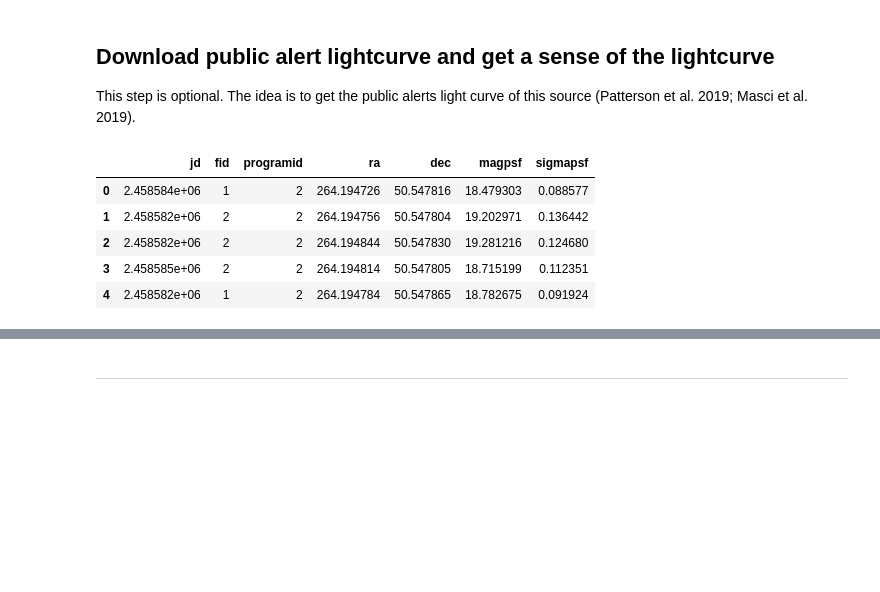
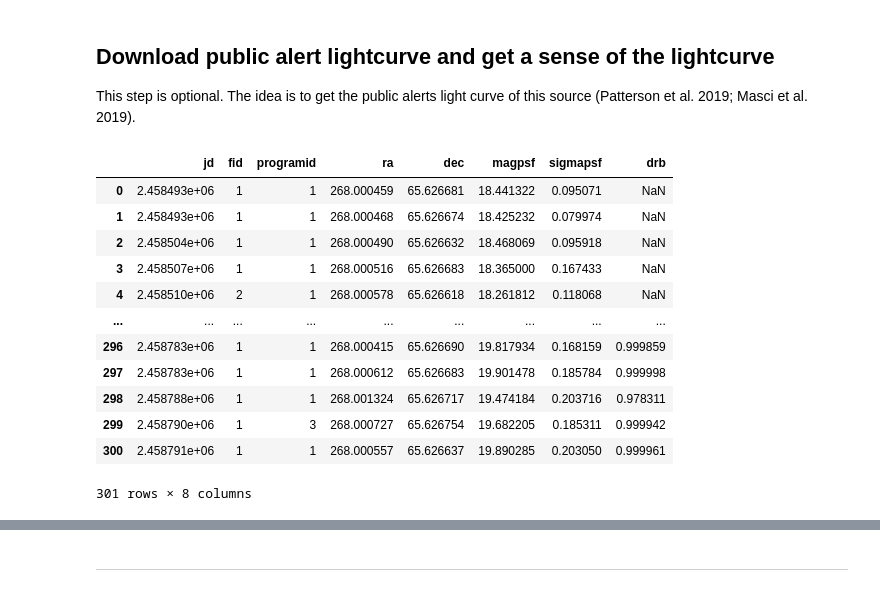
Before and after one commit to yaoyuhan/ForcePhotZTF, a Jupyter notebook: demo.ipynb, the cells around one changed output, grey strips where cells are left out. Cells and saved outputs as stored; diff of their text form; code cells hidden in the pictures; blank space fills up the shorter version.

```diff
--- a/demo.ipynb
+++ b/demo.ipynb
@@ -71,7 +71,7 @@ emcee.__version__
 '3.0rc2'
 # %%
 # name your transient: can be a ZTFname or anything you want
-name = 'ZTF18abfcmjw'
+name = 'ZTF19aaciohh'
 # provide the directory under which you want to score all of your data
 targetdir = os.getcwd() + '/' + name + '/'
 # %%
@@ -105,14 +105,21 @@ for cand in dfs_:
 
 dfs = pd.concat(dfs, ignore_index=True, sort=False).drop_duplicates(subset='jd').reset_index(drop=True)
 # %%
-dfs.head()
+dfs#.head()
 # %% [output]
-|  | jd | fid | programid | ra | dec | magpsf | sigmapsf |
-| 0 | 2.458584e+06 | 1 | 2 | 264.194726 | 50.547816 | 18.479303 | 0.088577 |
-| 1 | 2.458582e+06 | 2 | 2 | 264.194756 | 50.547804 | 19.202971 | 0.136442 |
-| 2 | 2.458582e+06 | 2 | 2 | 264.194844 | 50.547830 | 19.281216 | 0.124680 |
-| 3 | 2.458585e+06 | 2 | 2 | 264.194814 | 50.547805 | 18.715199 | 0.112351 |
-| 4 | 2.458582e+06 | 1 | 2 | 264.194784 | 50.547865 | 18.782675 | 0.091924 |
+|  | jd | fid | programid | ra | dec | magpsf | sigmapsf | drb |
+| 0 | 2.458493e+06 | 1 | 1 | 268.000459 | 65.626681 | 18.441322 | 0.095071 | NaN |
+| 1 | 2.458493e+06 | 1 | 1 | 268.000468 | 65.626674 | 18.425232 | 0.079974 | NaN |
+| 2 | 2.458504e+06 | 1 | 1 | 268.000490 | 65.626632 | 18.468069 | 0.095918 | NaN |
+| 3 | 2.458507e+06 | 1 | 1 | 268.000516 | 65.626683 | 18.365000 | 0.167433 | NaN |
+| 4 | 2.458510e+06 | 2 | 1 | 268.000578 | 65.626618 | 18.261812 | 0.118068 | NaN |
+| ... | ... | ... | ... | ... | ... | ... | ... | ... |
+| 296 | 2.458783e+06 | 1 | 1 | 268.000415 | 65.626690 | 19.817934 | 0.168159 | 0.999859 |
+| 297 | 2.458783e+06 | 1 | 1 | 268.000612 | 65.626683 | 19.901478 | 0.185784 | 0.999998 |
+| 298 | 2.458788e+06 | 1 | 1 | 268.001324 | 65.626717 | 19.474184 | 0.203716 | 0.978311 |
+| 299 | 2.458790e+06 | 1 | 3 | 268.000727 | 65.626754 | 19.682205 | 0.185311 | 0.999942 |
+| 300 | 2.458791e+06 | 1 | 1 | 268.000557 | 65.626637 | 19.890285 | 0.203050 | 0.999961 |
+301 rows × 8 columns
 # %%
 ixg = dfs["fid"]==1
 ixr = dfs["fid"]==2
```
Also changed, not shown: parts of 33 cells of this notebook.
